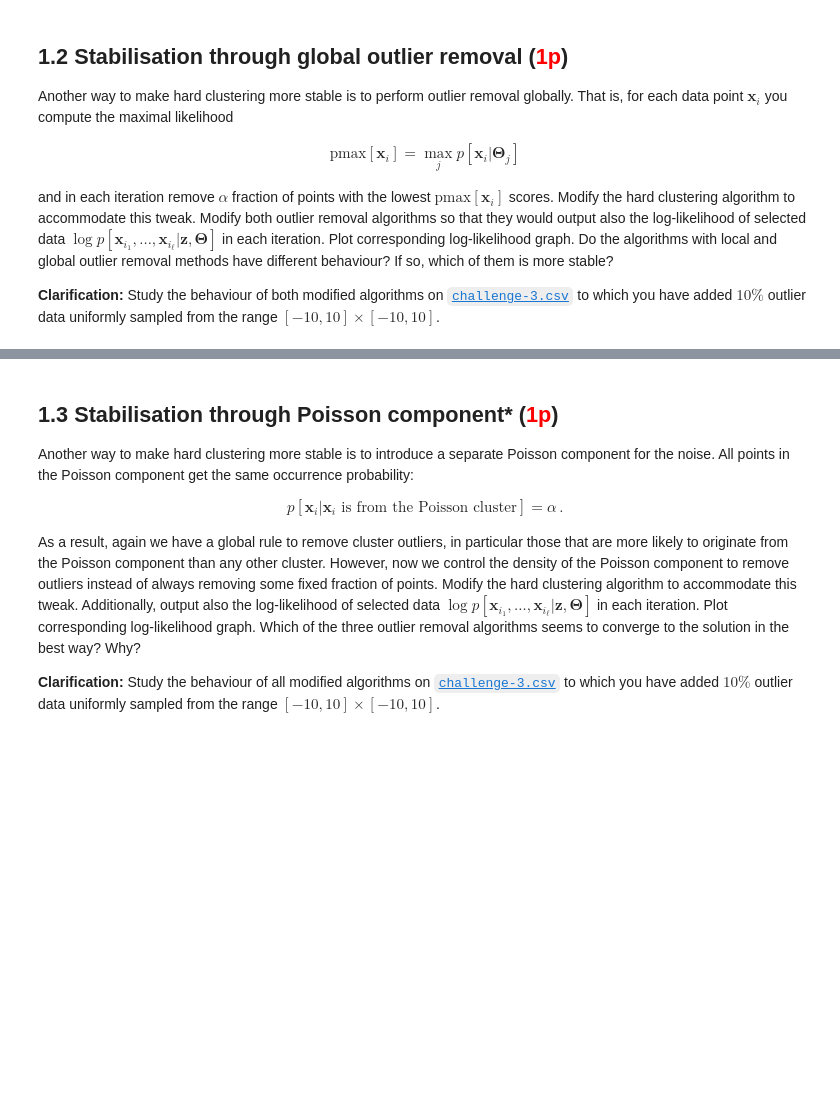
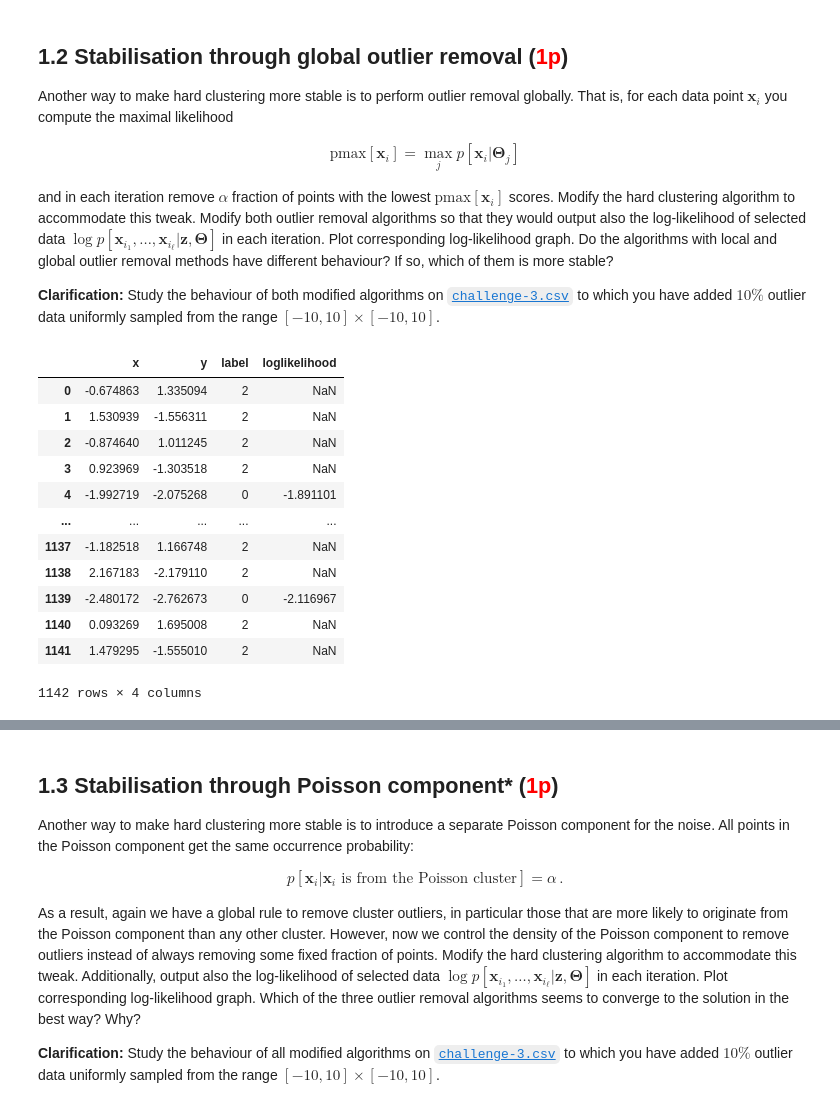
Before and after one commit to swenlaur/machine-learning-ii, a Jupyter notebook: practise-sessions/07/01_variations_of_two_step_maximisation_algorithm_changed.ipynb, the cells around one changed output, grey strips where cells are left out. Saved outputs shown, nothing was run; the diff lists cells and outputs as text; code cells hidden in the pictures; blank space fills up the shorter version.

```diff
--- a/practise-sessions/07/01_variations_of_two_step_maximisation_algorithm_changed.ipynb
+++ b/practise-sessions/07/01_variations_of_two_step_maximisation_algorithm_changed.ipynb
@@ -383,0 +418,22 @@ and in each iteration remove $\alpha$ fraction of points with the lowest $\mathr
+# %%
+X = df
+X['loglikelihood']= np.nan
+# %%
+X.loc[Z.loc[1]==0, 'loglikelihood'] =multivariate_normal.logpdf(df.loc[Z.loc[1]==0, ['x', 'y']], mean = MU.loc[(1, 0)],
+                                  cov = SIGMA.loc[(1,0)])
+# %%
+X
+# %% [output]
+|  | x | y | label | loglikelihood |
+| 0 | -0.674863 | 1.335094 | 2 | NaN |
+| 1 | 1.530939 | -1.556311 | 2 | NaN |
+| 2 | -0.874640 | 1.011245 | 2 | NaN |
+| 3 | 0.923969 | -1.303518 | 2 | NaN |
+| 4 | -1.992719 | -2.075268 | 0 | -1.891101 |
+| ... | ... | ... | ... | ... |
+| 1137 | -1.182518 | 1.166748 | 2 | NaN |
+| 1138 | 2.167183 | -2.179110 | 2 | NaN |
+| 1139 | -2.480172 | -2.762673 | 0 | -2.116967 |
+| 1140 | 0.093269 | 1.695008 | 2 | NaN |
+| 1141 | 1.479295 | -1.555010 | 2 | NaN |
+1142 rows × 4 columns
```
Also changed, not shown: parts of 16 cells of this notebook, 4 other files.
